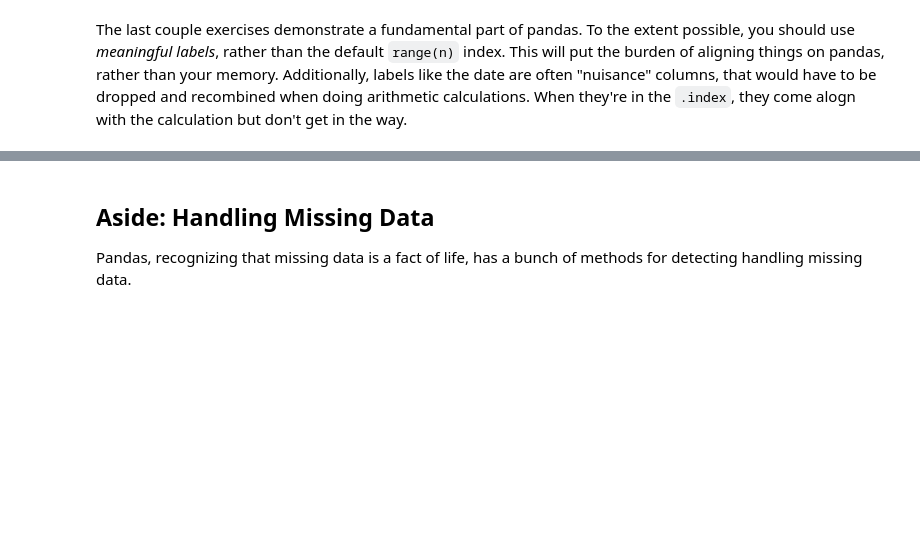
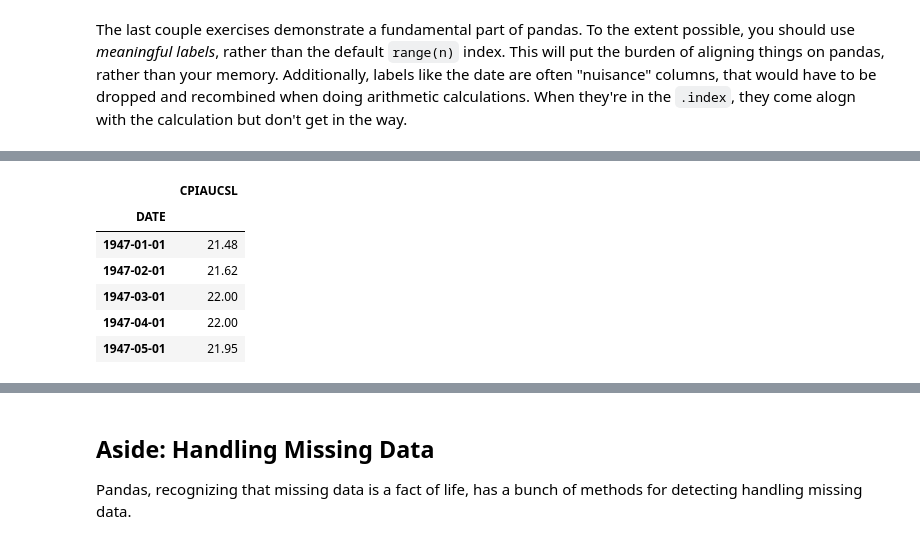
Before and after one commit to TomAugspurger/pandas-head-to-tail, a Jupyter notebook: 02-Alignment.ipynb, the cells around one changed output, grey strips where cells are left out. Drawn from its saved outputs; the diff is of its cells as text; code cells hidden in the pictures; blank space fills up the shorter version.

```diff
--- a/02-Alignment.ipynb
+++ b/02-Alignment.ipynb
@@ -295,0 +300,12 @@ When they're in the `.index`, they come alogn with the calculation but don't get
+# %%
+cpi_ = pd.read_csv('data/cpi.csv', index_col='DATE',
+                   parse_dates=['DATE'])
+cpi_.head()
+# %% [output]
+|  | CPIAUCSL |
+| DATE |  |
+| 1947-01-01 | 21.48 |
+| 1947-02-01 | 21.62 |
+| 1947-03-01 | 22.00 |
+| 1947-04-01 | 22.00 |
+| 1947-05-01 | 21.95 |
```
Also changed, not shown: parts of 8 cells of this notebook, 4 other files.
